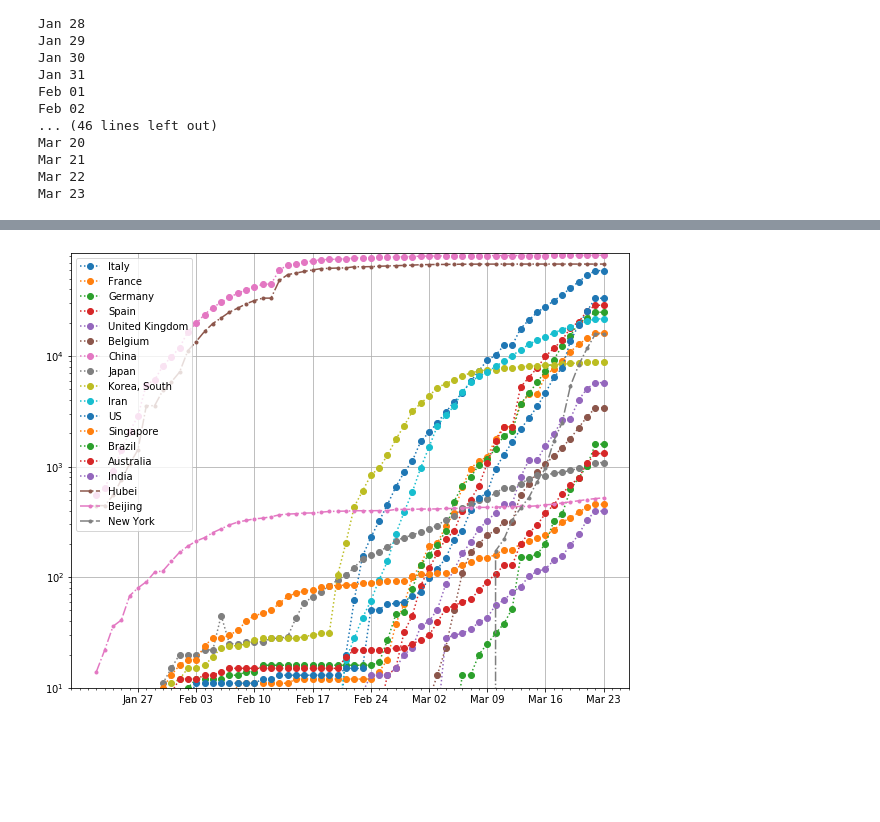
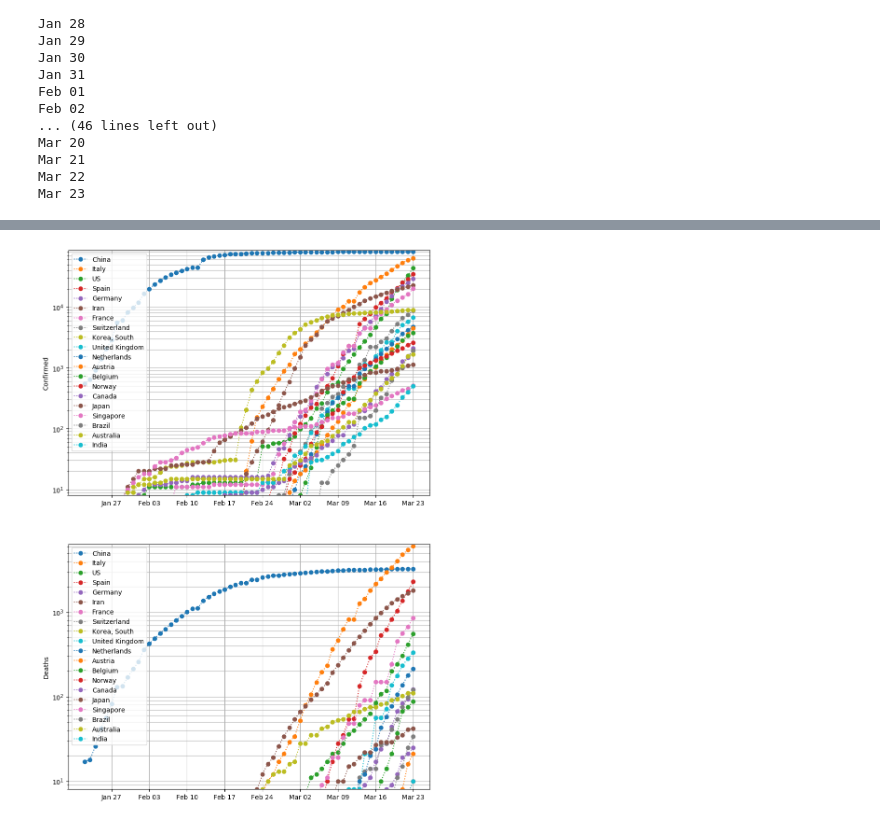
Before and after one commit to zenandrea/COVID-19_plots, a Jupyter notebook: plot_world.ipynb, the cells around one changed output, grey strips where cells are left out. Drawn from its saved outputs; the diff is of its cells as text; code cells hidden in the pictures; blank space fills up the shorter version.

```diff
--- a/plot_world.ipynb
+++ b/plot_world.ipynb
@@ -30,8 +30,12 @@ import matplotlib.dates as mdates
 from matplotlib.ticker import MultipleLocator
 # %%
 #csse_covid_19_data/csse_covid_19_time_series/time_series_19-covid-Confirmed.csv
-url = 'https://raw.githubusercontent.com/CSSEGISandData/COVID-19/master/csse_covid_19_data/csse_covid_19_time_series/time_series_19-covid-Confirmed.csv'
+#url = 'https://raw.githubusercontent.com/CSSEGISandData/COVID-19/master/csse_covid_19_data/csse_covid_19_time_series/time_series_19-covid-Confirmed.csv'
+url = 'https://raw.githubusercontent.com/CSSEGISandData/COVID-19/master/csse_covid_19_data/csse_covid_19_time_series/time_series_covid19_confirmed_global.csv'
 dati = pd.read_csv(url)
+
+url = 'https://raw.githubusercontent.com/CSSEGISandData/COVID-19/master/csse_covid_19_data/csse_covid_19_time_series/time_series_covid19_deaths_global.csv'
+datid = pd.read_csv(url)
 # %%
 dati.tail()
 # %% [output]
@@ -127,66 +131,86 @@ Mar 23
 # %%
 %matplotlib inline
 ##%matplotlib
+#plt.rcParams['figure.figsize'] = [10, 8]
 
-plt.rcParams['figure.figsize'] = [10, 8]
 plt.close('all')
-fig, ax = plt.subplots()
+mpl.style.use('default') #'seaborn-white', ggplot
+fig, ax = plt.subplots(2,1, figsize=(10,15))
 
 xticks = dati.T['1/22/20':].index
 fxticks = [ datetime.strptime(date, '%m/%d/%y').strftime('%b %d') for date in list(xticks) ]
 x = np.arange( len(xticks) )
 
-#y = dati[ dati['Province/State'] == 'Hubei' ].T['1/22/20':].T.stack().to_numpy()
-#plt.plot(x, y, marker='o',label='Hubei')
+#lista = ['Italy', 'France', 'Germany', 'Spain', 'United Kingdom']
+lista = []
+lista.append('China')
+lista.append('Italy')
+lista.append('US')
+lista.append('Spain')
+lista.append('Germany')
+lista.append('Iran')
+lista.append('France')
+lista.append('Switzerland')
+lista.append('Korea, South')
+lista.append('United Kingdom')
+lista.append('Netherlands')
+lista.append('Austria')
+lista.append('Belgium')
+lista.append('Norway')
+lista.append('Canada')
 
-#lista = ['Italy', 'France', 'Germany']
-#for name in lista:
-#    print('Fetching ',name)
-#    y = dati[ dati['Country/Region'] == name ].T['1/22/20':].T.stack().to_numpy()
-#    plt.plot(x, y, marker='o',label=name )
-
-lista = ['Italy', 'France', 'Germany', 'Spain', 'United Kingdom']
-lista.append('Belgium')
-lista.append('China')
 lista.append('Japan')
-lista.append('Korea, South')
-lista.append('Iran')
-lista.append('US')
 lista.append('Singapore')
 lista.append('Brazil')
 lista.append('Australia')
 lista.append('India')
+
 for name in lista:
 #    print(name)
-    y = dati[ dati['Country/Region'] == name ].sum()['1/22/20':].to_numpy()
+    y  = dati[ dati['Country/Region'] == name ].sum()['1/22/20':].to_numpy()
+    yd = datid[ datid['Country/Region'] == name ].sum()['1/22/20':].to_numpy()
 #    print(y)
     print(name,y[-1])
-    plt.plot(x, y,
+    ax[0].plot(x, y,
              marker = 'o',
              linestyle = ':',
              label = name )
+    ax[1].plot(x, yd,
+             marker = 'o',
+             linestyle = ':',
+             label = name )
+    ax[0].set_ylabel('Confirmed')
+    ax[1].set_ylabel('Deaths')
 
 lista = []
-lista = ['Hubei', 'Beijing', 'New York']
+#lista = ['Hubei', 'Beijing', 'New York']
 for name in lista:
     print(name)
     y = dati[ dati['Province/State'] == name ].T['1/22/20':].T.stack().to_numpy()
-    plt.plot(x, y,
-             marker = '.',
-             linestyle ='-.',
-             label = name)
+    ax[0].plot(x, y,
+               marker = '.',
+               linestyle ='-.',
+               label = name)
+    ax[1].plot(x, yd,
+               marker = '.',
+               linestyle ='-.',
+               label = name)
 
 start = 5; step = 7
-plt.xticks(x[start::step], fxticks[start::step])
-ax.xaxis.set_minor_locator(MultipleLocator())
+for i in range(2):
+    #ax[i].set_xlim( 0, xt.max()+1)
+    ax[i].set_xticks(x[start::step])
+    ax[i].set_xticklabels(fxticks[start::step])
+    #ax[i].set_xticklabels([])
+    #ax[i].set_xticks(xticks, minor=True)
+    ax[i].grid(True, 'both')
+    ax[i].legend(loc='best')
+    ax[i].set_ylim(bottom=8)
+    ax[i].set_yscale('log')
+
 
 #plt.axhline(y=50000,color='b', linestyle='-.')
 
-plt.legend(loc='best')
-plt.ylim(bottom=10)
-plt.yscale('log')
-plt.grid()
-#plt.grid(which='both')
 
 plt.savefig('plot_world.pdf')
 plt.savefig('plot_world.png')
@@ -212 +238 @@ New York
-[figure, old version]
+[figure, new version]
```
Also changed, not shown: parts of 5 cells of this notebook, 7 other files.
